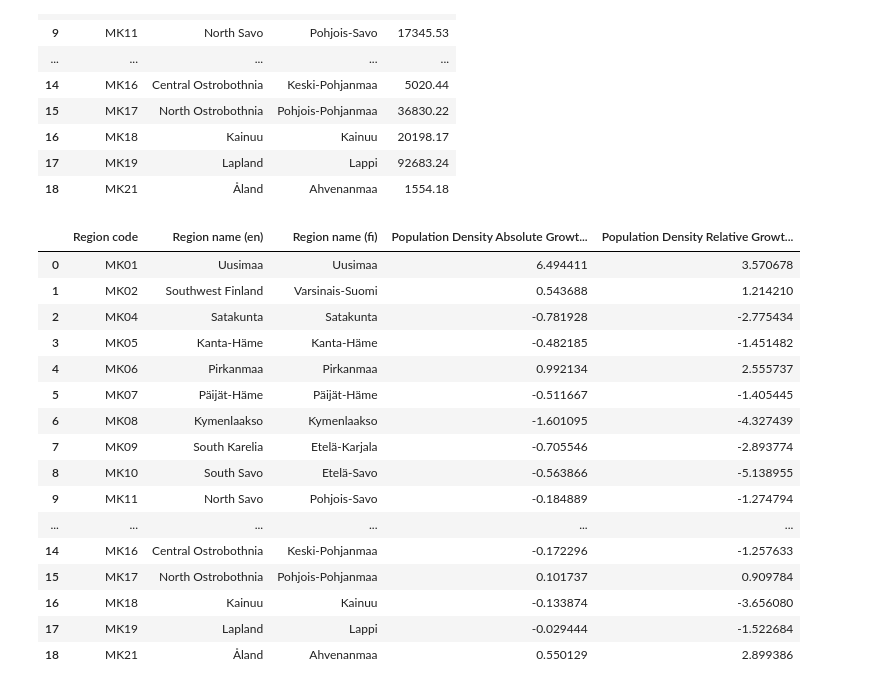
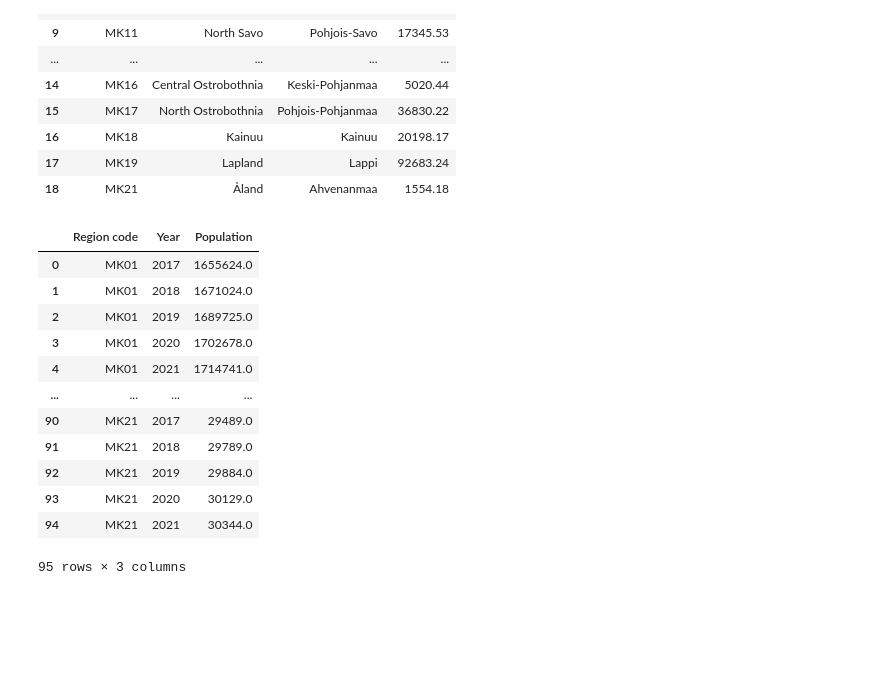
Before and after one commit to gydis/OP-heist-project, a Jupyter notebook: indices_calculation/population_density_index.ipynb, the cells around one changed output. Saved outputs shown, nothing was run; the diff lists cells and outputs as text; code cells hidden in the pictures; blank space fills up the shorter version.

Commit message:
redo population density index

```diff
--- a/indices_calculation/population_density_index.ipynb
+++ b/indices_calculation/population_density_index.ipynb
@@ -139,36 +139,28 @@ df
 # %%
 # Load population data by region, from 2017 to 2021
 regional_df = pd.read_csv('./../data/region_city_data/region_info_2011_2021.csv')
-regional_df = regional_df[['Region', 'Information', '2017', '2021']]
+regional_df = regional_df[['Region', 'Information', '2017', '2018', '2019', '2020', '2021']]
 regional_df = regional_df[regional_df['Information'] == 'Inhabitants, total (HE)'].copy()
 regional_df.drop(columns=['Information'], inplace=True)
 regional_df['Region code'] = regional_df['Region'].apply(lambda x: x[:4])
+regional_df.drop(columns=['Region'], inplace=True)
+regional_df = regional_df.set_index('Region code').stack()
 
-# Calculate population density
-density_df = pd.merge(df, regional_df, on='Region code', how='left')
-density_df.drop(columns=['Region'], inplace=True)
-for col in ['2017', '2021']:
-    density_df[col] = density_df[col] / density_df['Area (km2)']
-
-density_df['Population Density Absolute Growth 2017-2021 (people/km2)'] = density_df['2021'] - density_df['2017']
-density_df['Population Density Relative Growth 2017-2021 (%)'] = density_df['Population Density Absolute Growth 2017-2021 (people/km2)'] / density_df['2017'] * 100
-density_df.drop(columns=['Area (km2)', '2017', '2021'], inplace=True)
-density_df
+regional_df = pd.DataFrame(regional_df)
+regional_df.reset_index(inplace=True)
+regional_df.columns = ['Region code', 'Year', 'Population']
+regional_df
 # %% [output]
-|  | Region code | Region name (en) | Region name (fi) | Population Density Absolute Growt... | Population Density Relative Growt... |
-| 0 | MK01 | Uusimaa | Uusimaa | 6.494411 | 3.570678 |
-| 1 | MK02 | Southwest Finland | Varsinais-Suomi | 0.543688 | 1.214210 |
-| 2 | MK04 | Satakunta | Satakunta | -0.781928 | -2.775434 |
-| 3 | MK05 | Kanta-Häme | Kanta-Häme | -0.482185 | -1.451482 |
-| 4 | MK06 | Pirkanmaa | Pirkanmaa | 0.992134 | 2.555737 |
-| 5 | MK07 | Päijät-Häme | Päijät-Häme | -0.511667 | -1.405445 |
-| 6 | MK08 | Kymenlaakso | Kymenlaakso | -1.601095 | -4.327439 |
-| 7 | MK09 | South Karelia | Etelä-Karjala | -0.705546 | -2.893774 |
-| 8 | MK10 | South Savo | Etelä-Savo | -0.563866 | -5.138955 |
-| 9 | MK11 | North Savo | Pohjois-Savo | -0.184889 | -1.274794 |
-| ... | ... | ... | ... | ... | ... |
-| 14 | MK16 | Central Ostrobothnia | Keski-Pohjanmaa | -0.172296 | -1.257633 |
-| 15 | MK17 | North Ostrobothnia | Pohjois-Pohjanmaa | 0.101737 | 0.909784 |
-| 16 | MK18 | Kainuu | Kainuu | -0.133874 | -3.656080 |
-| 17 | MK19 | Lapland | Lappi | -0.029444 | -1.522684 |
-| 18 | MK21 | Åland | Ahvenanmaa | 0.550129 | 2.899386 |
+|  | Region code | Year | Population |
+| 0 | MK01 | 2017 | 1655624.0 |
+| 1 | MK01 | 2018 | 1671024.0 |
+| 2 | MK01 | 2019 | 1689725.0 |
+| 3 | MK01 | 2020 | 1702678.0 |
+| 4 | MK01 | 2021 | 1714741.0 |
+| ... | ... | ... | ... |
+| 90 | MK21 | 2017 | 29489.0 |
+| 91 | MK21 | 2018 | 29789.0 |
+| 92 | MK21 | 2019 | 29884.0 |
+| 93 | MK21 | 2020 | 30129.0 |
+| 94 | MK21 | 2021 | 30344.0 |
+95 rows × 3 columns
```
Also changed, not shown: parts of 3 cells of this notebook, 1 other file.
